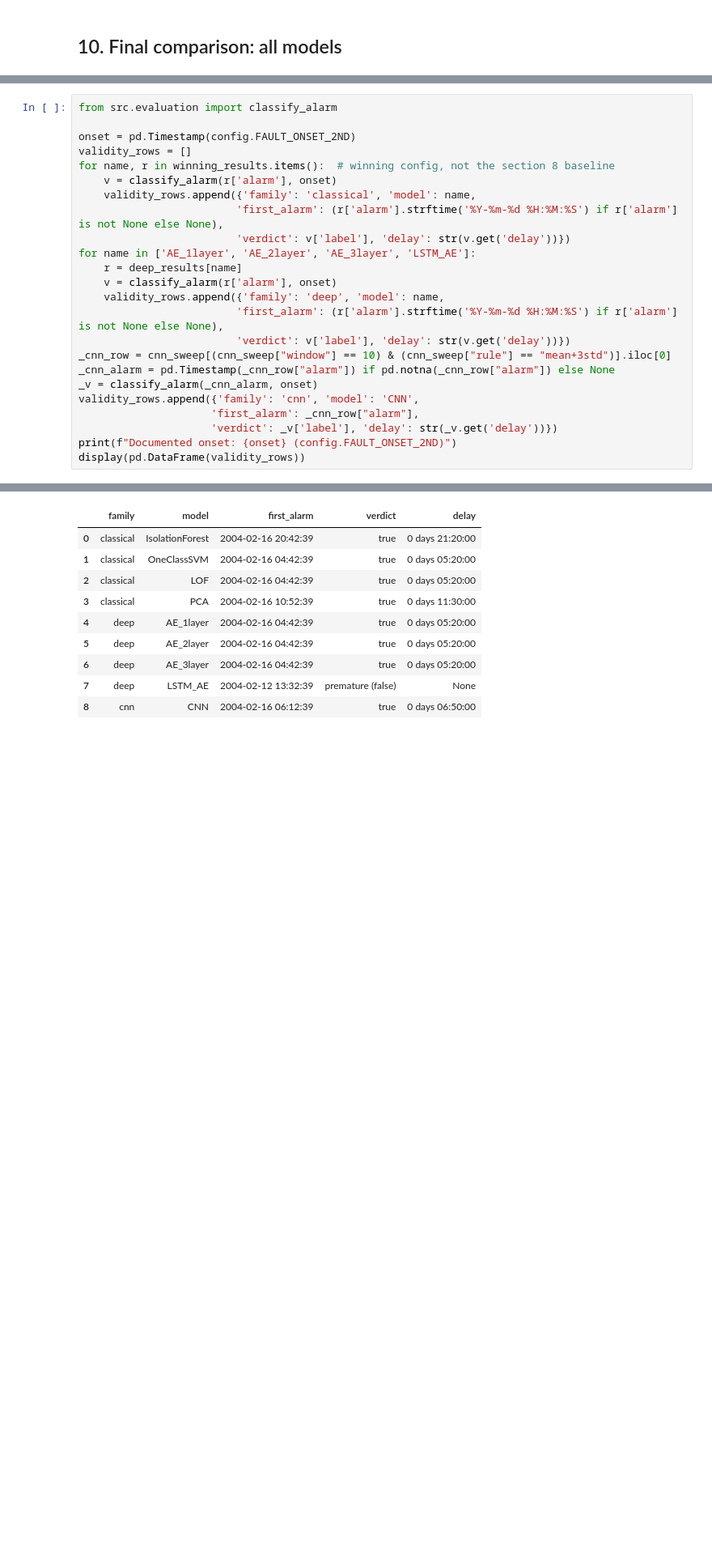
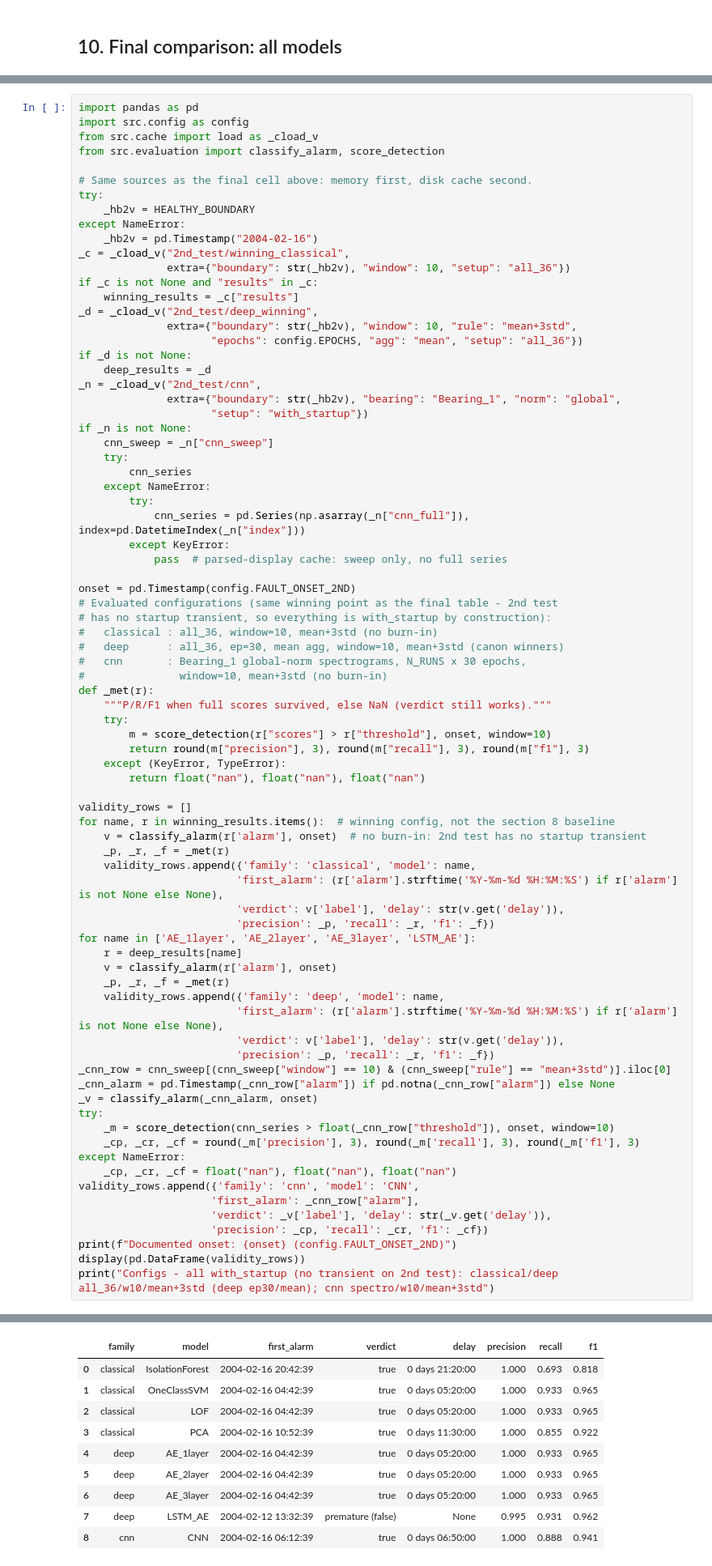
Before and after one commit to maidabiber/anomaly-detection-thesis, a Jupyter notebook: notebooks/analyze_2nd_test.ipynb, the cells around one changed output, grey strips where cells are left out. Shown at 81% size. Cells and saved outputs as stored; diff of their text form; blank space fills up the shorter version.

```diff
--- a/notebooks/analyze_2nd_test.ipynb
+++ b/notebooks/analyze_2nd_test.ipynb
@@ -1174,39 +1309,94 @@ Seven of nine rows alarm on the true fault day; dense deep matches the classical
 # %%
-from src.evaluation import classify_alarm
+import pandas as pd
+import src.config as config
+from src.cache import load as _cload_v
+from src.evaluation import classify_alarm, score_detection
+
+# Same sources as the final cell above: memory first, disk cache second.
+try:
+    _hb2v = HEALTHY_BOUNDARY
+except NameError:
+    _hb2v = pd.Timestamp("2004-02-16")
+_c = _cload_v("2nd_test/winning_classical",
+              extra={"boundary": str(_hb2v), "window": 10, "setup": "all_36"})
+if _c is not None and "results" in _c:
+    winning_results = _c["results"]
+_d = _cload_v("2nd_test/deep_winning",
+              extra={"boundary": str(_hb2v), "window": 10, "rule": "mean+3std",
+                     "epochs": config.EPOCHS, "agg": "mean", "setup": "all_36"})
+if _d is not None:
+    deep_results = _d
+_n = _cload_v("2nd_test/cnn",
+              extra={"boundary": str(_hb2v), "bearing": "Bearing_1", "norm": "global",
+                     "setup": "with_startup"})
+if _n is not None:
+    cnn_sweep = _n["cnn_sweep"]
+    try:
+        cnn_series
+    except NameError:
+        try:
+            cnn_series = pd.Series(np.asarray(_n["cnn_full"]), index=pd.DatetimeIndex(_n["index"]))
+        except KeyError:
+            pass  # parsed-display cache: sweep only, no full series
 
 onset = pd.Timestamp(config.FAULT_ONSET_2ND)
+# Evaluated configurations (same winning point as the final table - 2nd test
+# has no startup transient, so everything is with_startup by construction):
+#   classical : all_36, window=10, mean+3std (no burn-in)
+#   deep      : all_36, ep=30, mean agg, window=10, mean+3std (canon winners)
+#   cnn       : Bearing_1 global-norm spectrograms, N_RUNS x 30 epochs,
+#               window=10, mean+3std (no burn-in)
+def _met(r):
+    """P/R/F1 when full scores survived, else NaN (verdict still works)."""
+    try:
+        m = score_detection(r["scores"] > r["threshold"], onset, window=10)
+        return round(m["precision"], 3), round(m["recall"], 3), round(m["f1"], 3)
+    except (KeyError, TypeError):
+        return float("nan"), float("nan"), float("nan")
+
 validity_rows = []
 for name, r in winning_results.items():  # winning config, not the section 8 baseline
-    v = classify_alarm(r['alarm'], onset)
+    v = classify_alarm(r['alarm'], onset)  # no burn-in: 2nd test has no startup transient
+    _p, _r, _f = _met(r)
     validity_rows.append({'family': 'classical', 'model': name,
                          'first_alarm': (r['alarm'].strftime('%Y-%m-%d %H:%M:%S') if r['alarm'] is not None else None),
-                         'verdict': v['label'], 'delay': str(v.get('delay'))})
+                         'verdict': v['label'], 'delay': str(v.get('delay')),
+                         'precision': _p, 'recall': _r, 'f1': _f})
 for name in ['AE_1layer', 'AE_2layer', 'AE_3layer', 'LSTM_AE']:
     r = deep_results[name]
     v = classify_alarm(r['alarm'], onset)
+    _p, _r, _f = _met(r)
     validity_rows.append({'family': 'deep', 'model': name,
                          'first_alarm': (r['alarm'].strftime('%Y-%m-%d %H:%M:%S') if r['alarm'] is not None else None),
-                         'verdict': v['label'], 'delay': str(v.get('delay'))})
+                         'verdict': v['label'], 'delay': str(v.get('delay')),
+                         'precision': _p, 'recall': _r, 'f1': _f})
 _cnn_row = cnn_sweep[(cnn_sweep["window"] == 10) & (cnn_sweep["rule"] == "mean+3std")].iloc[0]
 _cnn_alarm = pd.Timestamp(_cnn_row["alarm"]) if pd.notna(_cnn_row["alarm"]) else None
 _v = classify_alarm(_cnn_alarm, onset)
+try:
+    _m = score_detection(cnn_series > float(_cnn_row["threshold"]), onset, window=10)
+    _cp, _cr, _cf = round(_m['precision'], 3), round(_m['recall'], 3), round(_m['f1'], 3)
+except NameError:
+    _cp, _cr, _cf = float("nan"), float("nan"), float("nan")
 validity_rows.append({'family': 'cnn', 'model': 'CNN',
                      'first_alarm': _cnn_row["alarm"],
-                     'verdict': _v['label'], 'delay': str(_v.get('delay'))})
+                     'verdict': _v['label'], 'delay': str(_v.get('delay')),
+                     'precision': _cp, 'recall': _cr, 'f1': _cf})
 print(f"Documented onset: {onset} (config.FAULT_ONSET_2ND)")
 display(pd.DataFrame(validity_rows))
+print("Configs - all with_startup (no transient on 2nd test): classical/deep all_36/w10/mean+3std (deep ep30/mean); cnn spectro/w10/mean+3std")
 # %% [output]
 Documented onset: 2004-02-15 23:22:39 (config.FAULT_ONSET_2ND)
-|  | family | model | first_alarm | verdict | delay |
-| 0 | classical | IsolationForest | 2004-02-16 20:42:39 | true | 0 days 21:20:00 |
-| 1 | classical | OneClassSVM | 2004-02-16 04:42:39 | true | 0 days 05:20:00 |
-| 2 | classical | LOF | 2004-02-16 04:42:39 | true | 0 days 05:20:00 |
-| 3 | classical | PCA | 2004-02-16 10:52:39 | true | 0 days 11:30:00 |
-| 4 | deep | AE_1layer | 2004-02-16 04:42:39 | true | 0 days 05:20:00 |
-| 5 | deep | AE_2layer | 2004-02-16 04:42:39 | true | 0 days 05:20:00 |
-| 6 | deep | AE_3layer | 2004-02-16 04:42:39 | true | 0 days 05:20:00 |
-| 7 | deep | LSTM_AE | 2004-02-12 13:32:39 | premature (false) | None |
-| 8 | cnn | CNN | 2004-02-16 06:12:39 | true | 0 days 06:50:00 |
+|  | family | model | first_alarm | verdict | delay | precision | recall | f1 |
+| 0 | classical | IsolationForest | 2004-02-16 20:42:39 | true | 0 days 21:20:00 | 1.000 | 0.693 | 0.818 |
+| 1 | classical | OneClassSVM | 2004-02-16 04:42:39 | true | 0 days 05:20:00 | 1.000 | 0.933 | 0.965 |
+| 2 | classical | LOF | 2004-02-16 04:42:39 | true | 0 days 05:20:00 | 1.000 | 0.933 | 0.965 |
+| 3 | classical | PCA | 2004-02-16 10:52:39 | true | 0 days 11:30:00 | 1.000 | 0.855 | 0.922 |
+| 4 | deep | AE_1layer | 2004-02-16 04:42:39 | true | 0 days 05:20:00 | 1.000 | 0.933 | 0.965 |
+| 5 | deep | AE_2layer | 2004-02-16 04:42:39 | true | 0 days 05:20:00 | 1.000 | 0.933 | 0.965 |
+| 6 | deep | AE_3layer | 2004-02-16 04:42:39 | true | 0 days 05:20:00 | 1.000 | 0.933 | 0.965 |
+| 7 | deep | LSTM_AE | 2004-02-12 13:32:39 | premature (false) | None | 0.995 | 0.931 | 0.962 |
+| 8 | cnn | CNN | 2004-02-16 06:12:39 | true | 0 days 06:50:00 | 1.000 | 0.888 | 0.941 |
 # %% [markdown]
 ### Reading the validity table above
 
```
Also changed, not shown: parts of 20 cells of this notebook, 20 other files.
